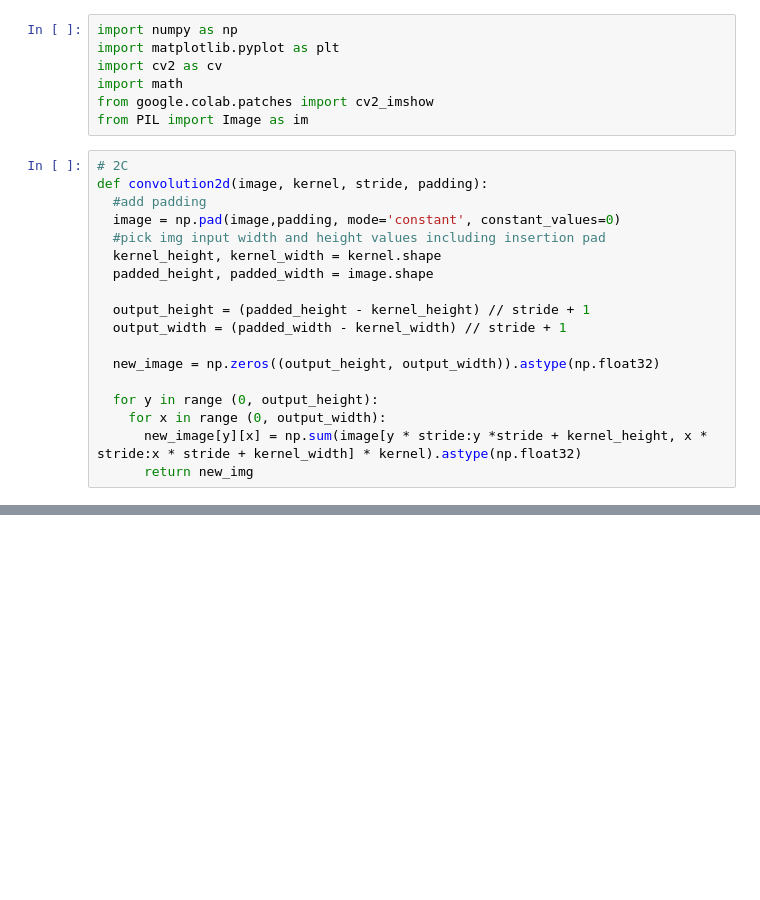
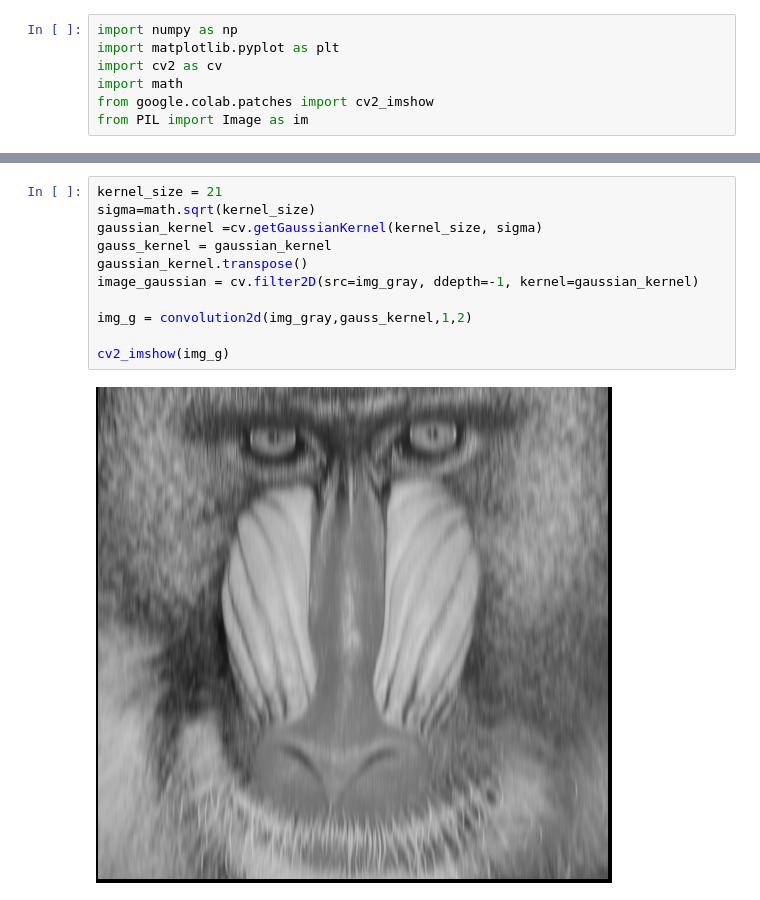
Before and after one commit to Agustindwinurhamidah/PCVK, a Jupyter notebook: modul_7.ipynb, the cells around one changed output, grey strips where cells are left out. Saved outputs shown, nothing was run; the diff lists cells and outputs as text; blank space fills up the shorter version.

```diff
--- a/modul_7.ipynb
+++ b/modul_7.ipynb
@@ -12,21 +12,3 @@ import cv2 as cv
 import math
 from google.colab.patches import cv2_imshow
 from PIL import Image as im
-# %%
-# 2C
-def convolution2d(image, kernel, stride, padding):
-  #add padding
-  image = np.pad(image,padding, mode='constant', constant_values=0)
-  #pick img input width and height values including insertion pad
-  kernel_height, kernel_width = kernel.shape
-  padded_height, padded_width = image.shape
-
-  output_height = (padded_height - kernel_height) // stride + 1
-  output_width = (padded_width - kernel_width) // stride + 1
-
-  new_image = np.zeros((output_height, output_width)).astype(np.float32)
-
-  for y in range (0, output_height):
-    for x in range (0, output_width):
-      new_image[y][x] = np.sum(image[y * stride:y *stride + kernel_height, x * stride:x * stride + kernel_width] * kernel).astype(np.float32)
-      return new_img
@@ -32,0 +100,13 @@ def convolution2d(image, kernel, stride, padding):
+# %%
+kernel_size = 21
+sigma=math.sqrt(kernel_size)
+gaussian_kernel =cv.getGaussianKernel(kernel_size, sigma)
+gauss_kernel = gaussian_kernel
+gaussian_kernel.transpose()
+image_gaussian = cv.filter2D(src=img_gray, ddepth=-1, kernel=gaussian_kernel)
+
+img_g = convolution2d(img_gray,gauss_kernel,1,2)
+
+cv2_imshow(img_g)
+# %% [output]
+[figure, added]
```
Also changed, not shown: parts of 1 cell of this notebook.
